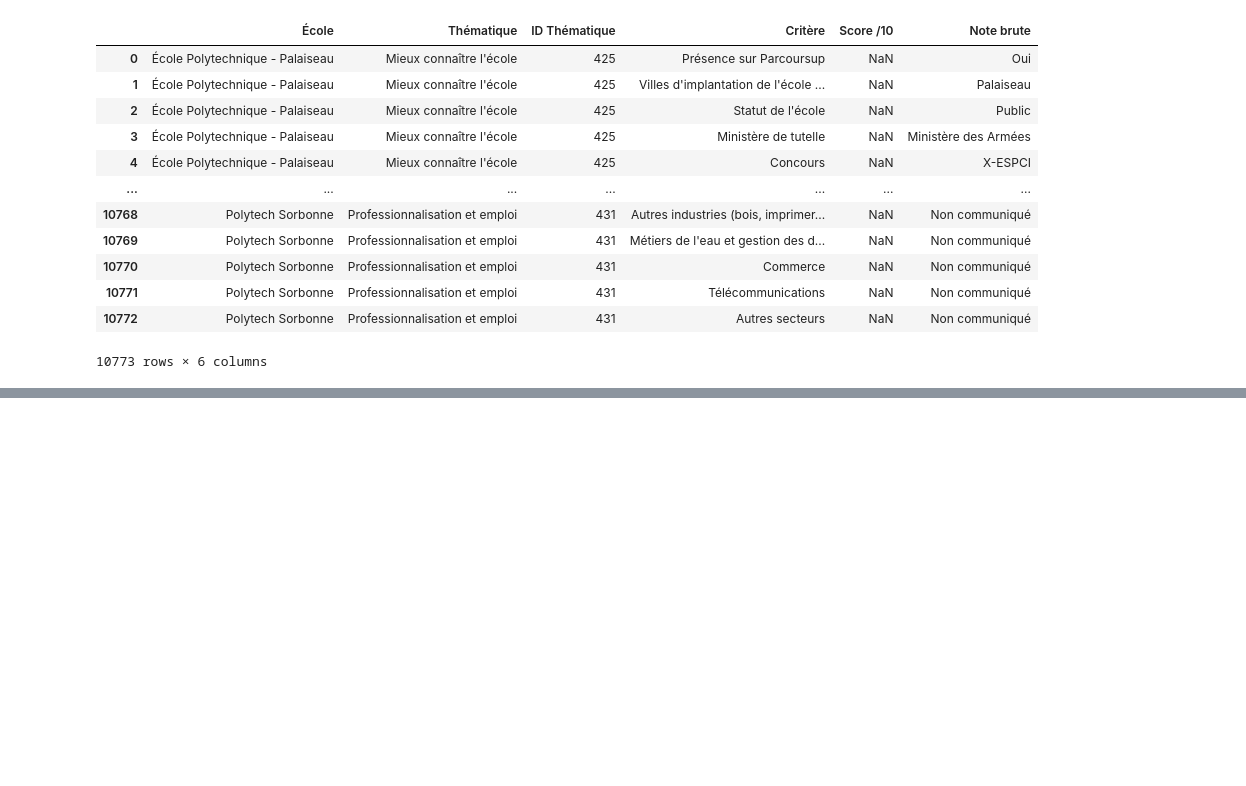
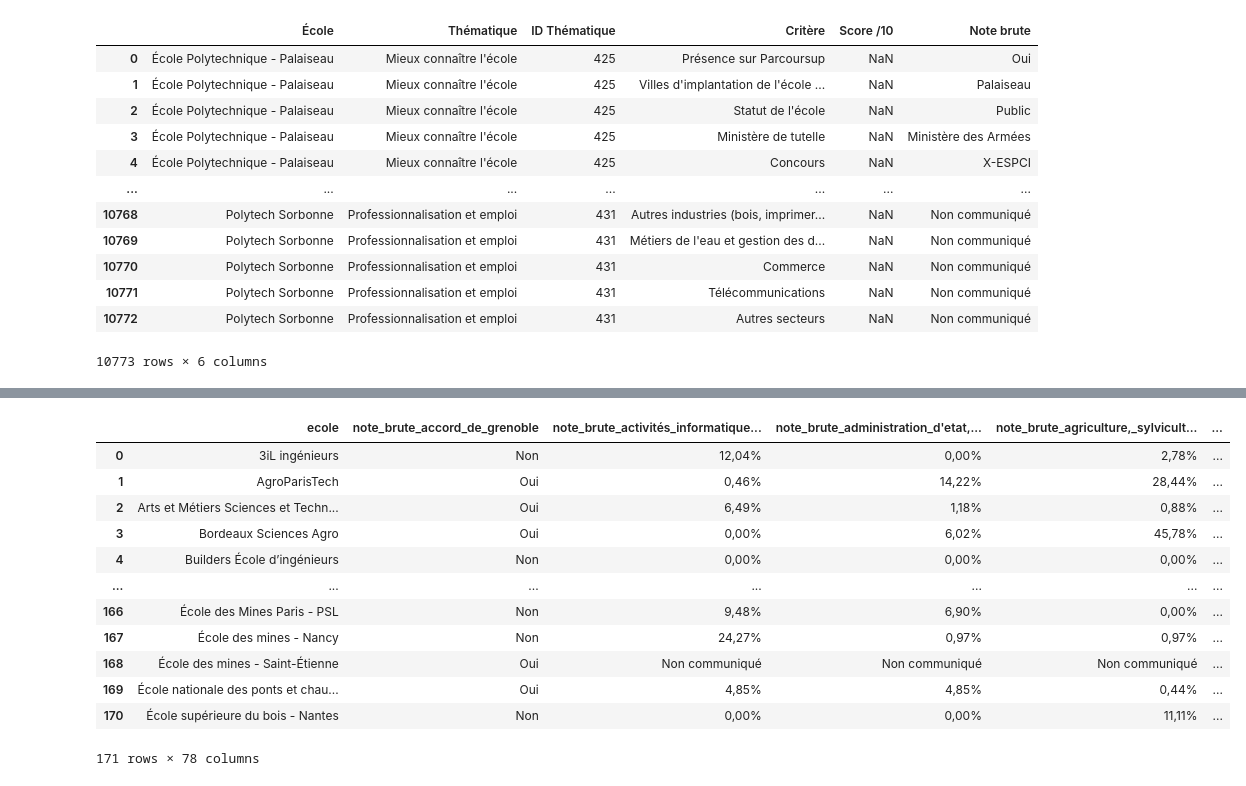
Before and after one commit to LucasKoc/ST2MLE-PRJ, a Jupyter notebook: scrapping_numerical.ipynb, the cells around one changed output, grey strips where cells are left out. Saved outputs shown, nothing was run; the diff lists cells and outputs as text; code cells hidden in the pictures; blank space fills up the shorter version.

```diff
--- a/scrapping_numerical.ipynb
+++ b/scrapping_numerical.ipynb
@@ -82,0 +131,23 @@ memory usage: 505.1+ KB
+# %%
+df.columns = [
+    f"{v}_{c}".lower().replace(" ", "_")
+    for v, c in df.columns
+]
+
+df.reset_index(inplace=True)
+
+df
+# %% [output]
+|  | ecole | note_brute_accord_de_grenoble | note_brute_activités_informatique... | note_brute_administration_d'etat,... | note_brute_agriculture,_sylvicult... | ... |
+| 0 | 3iL ingénieurs | Non | 12,04% | 0,00% | 2,78% | ... |
+| 1 | AgroParisTech | Oui | 0,46% | 14,22% | 28,44% | ... |
+| 2 | Arts et Métiers Sciences et Techn... | Oui | 6,49% | 1,18% | 0,88% | ... |
+| 3 | Bordeaux Sciences Agro | Oui | 0,00% | 6,02% | 45,78% | ... |
+| 4 | Builders École d’ingénieurs | Non | 0,00% | 0,00% | 0,00% | ... |
+| ... | ... | ... | ... | ... | ... | ... |
+| 166 | École des Mines Paris - PSL | Non | 9,48% | 6,90% | 0,00% | ... |
+| 167 | École des mines - Nancy | Non | 24,27% | 0,97% | 0,97% | ... |
+| 168 | École des mines - Saint-Étienne | Oui | Non communiqué | Non communiqué | Non communiqué | ... |
+| 169 | École nationale des ponts et chau... | Oui | 4,85% | 4,85% | 0,44% | ... |
+| 170 | École supérieure du bois - Nantes | Non | 0,00% | 0,00% | 11,11% | ... |
+171 rows × 78 columns
```
Also changed, not shown: parts of 3 cells of this notebook.
